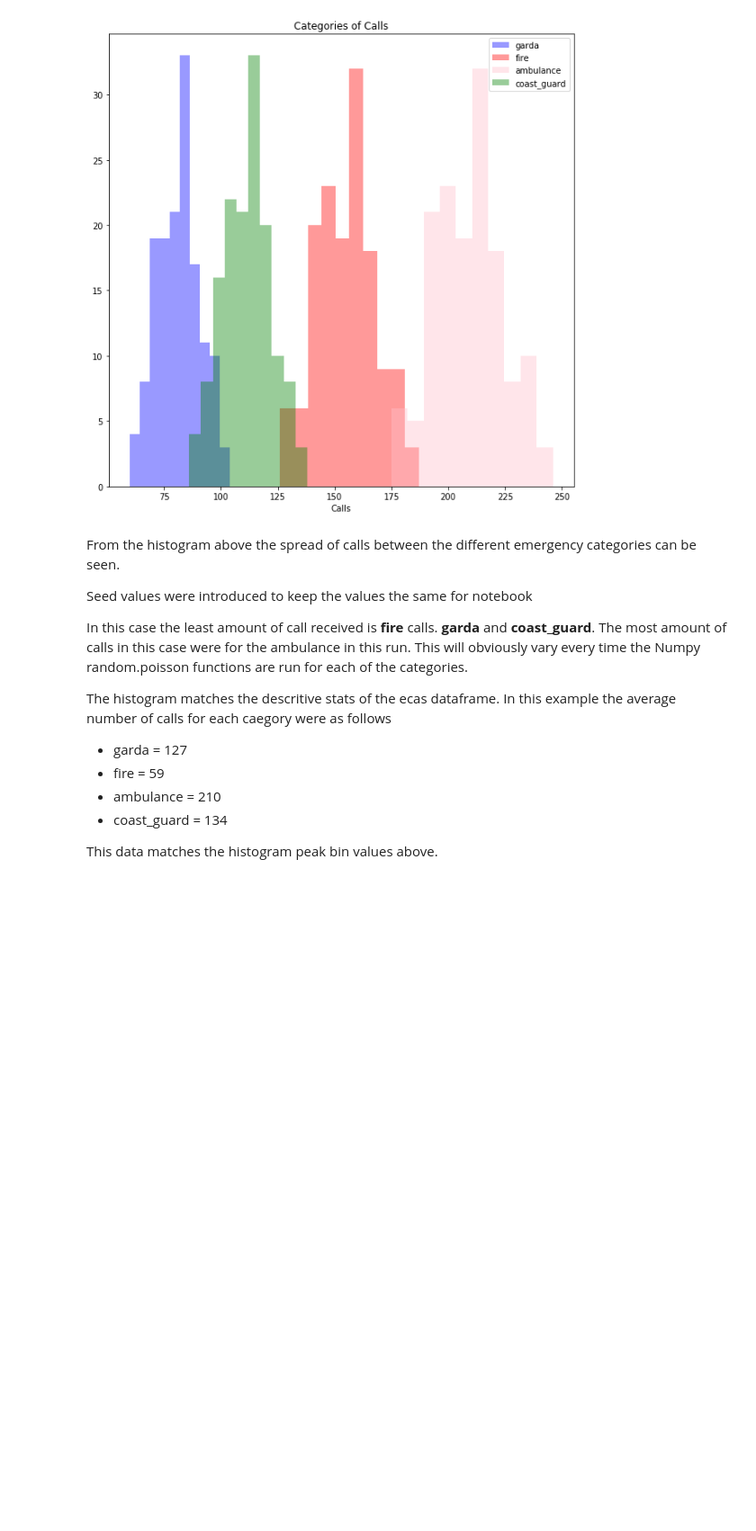
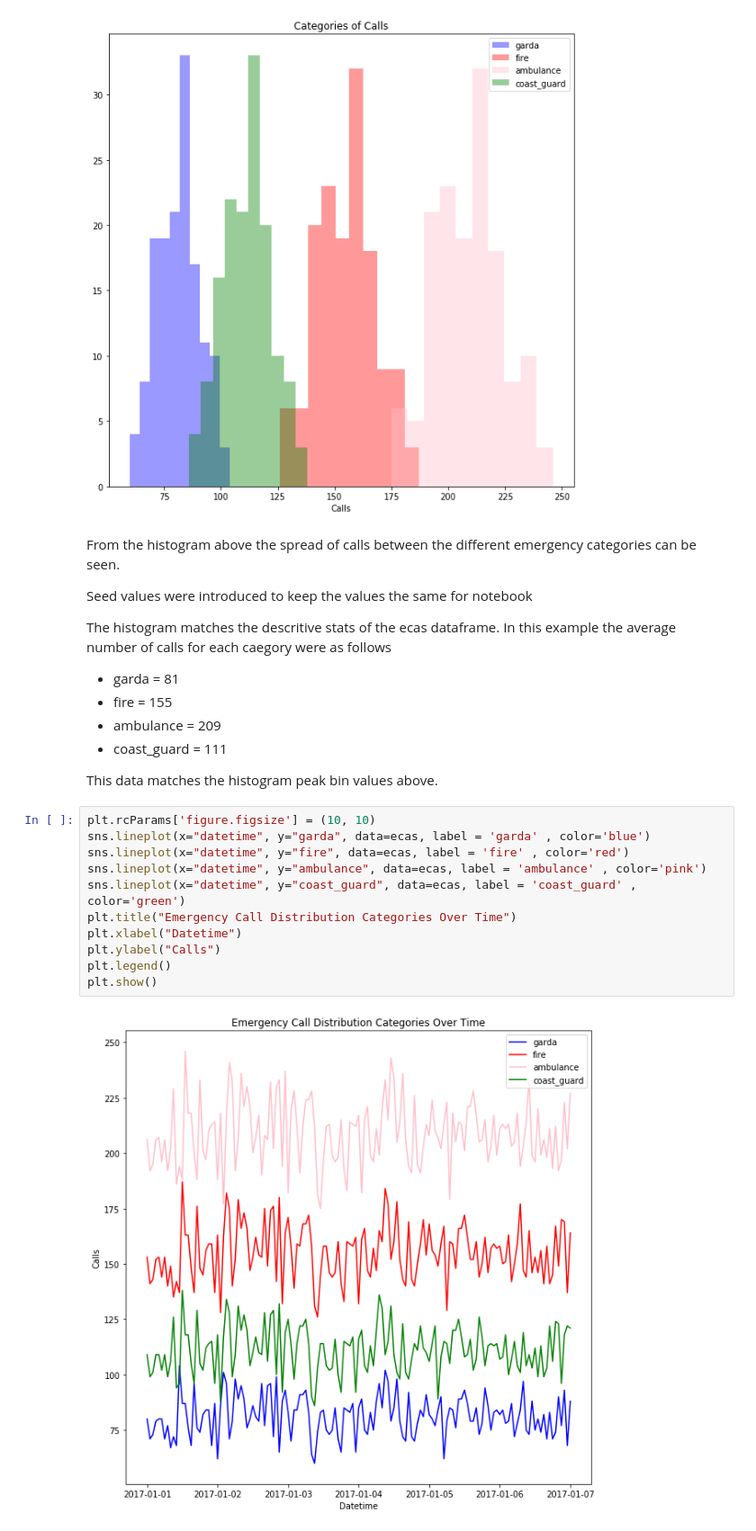
Before and after one commit to moranneil/Programming-For-Data-Analysis-Project-2019, a Jupyter notebook: Programming-For-Data-Analysis-Project-2019.ipynb, the cells around one changed output. Shown: that part at 90% size. Drawn from its saved outputs; the diff is of its cells as text; blank space fills up the shorter version.

```diff
--- a/Programming-For-Data-Analysis-Project-2019.ipynb
+++ b/Programming-For-Data-Analysis-Project-2019.ipynb
@@ -545,13 +550,24 @@ From the histogram above the spread of calls between the different emergency cat
 
 Seed values were introduced to keep the values the same for notebook
 
-In this case the least amount of call received is **fire** calls. **garda** and **coast_guard**. The most amount of calls in this case were for the ambulance in this run. This will obviously vary every time the Numpy random.poisson functions are run for each of the categories.
-
 The histogram matches the descritive stats of the ecas dataframe. In this example the average number of calls for each caegory were as follows
 
-* garda = 127
-* fire = 59
-* ambulance = 210
-* coast_guard = 134
+* garda = 81
+* fire = 155
+* ambulance = 209
+* coast_guard = 111
 
 This data matches the histogram peak bin values above.
+# %%
+plt.rcParams['figure.figsize'] = (10, 10)
+sns.lineplot(x="datetime", y="garda", data=ecas, label = 'garda' , color='blue')
+sns.lineplot(x="datetime", y="fire", data=ecas, label = 'fire' , color='red')
+sns.lineplot(x="datetime", y="ambulance", data=ecas, label = 'ambulance' , color='pink')
+sns.lineplot(x="datetime", y="coast_guard", data=ecas, label = 'coast_guard' , color='green')
+plt.title("Emergency Call Distribution Categories Over Time")
+plt.xlabel("Datetime")
+plt.ylabel("Calls")
+plt.legend()
+plt.show()
+# %% [output]
+[figure, added]
```
Also changed, not shown: parts of 15 cells of this notebook.
